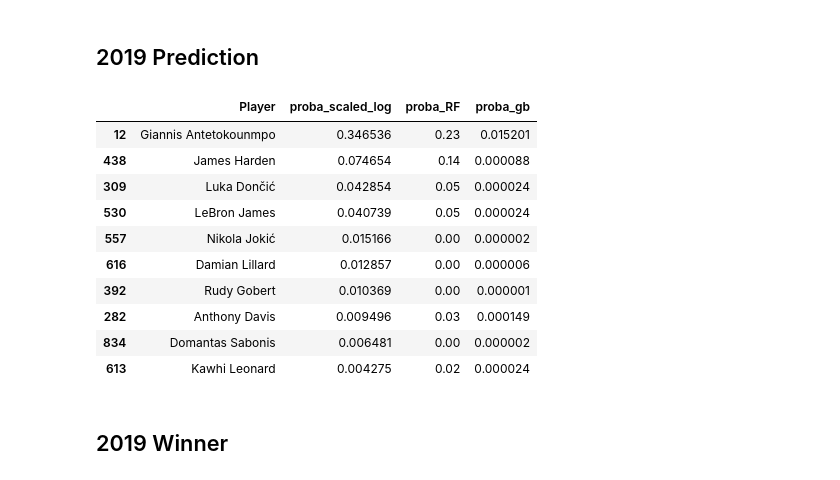
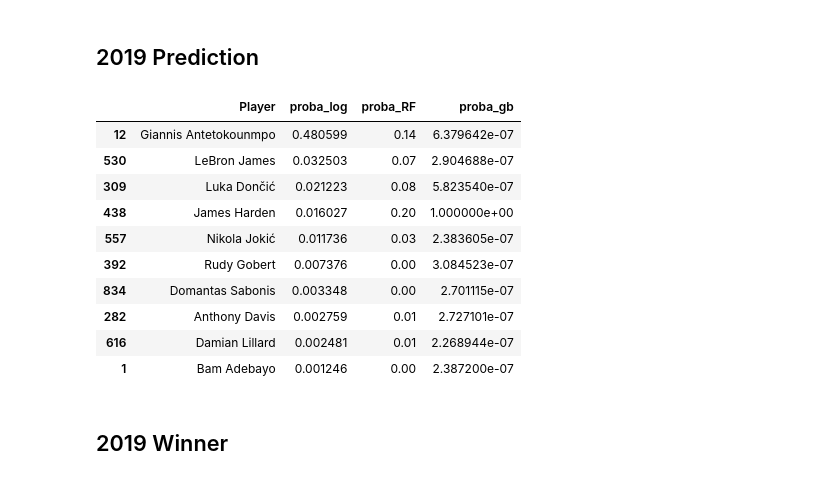
Before and after one commit to jdclifton2/NBAMVPPredictor, a Jupyter notebook: scripts/MVP_Modeling_Clean.ipynb, the cells around one changed output. Drawn from its saved outputs; the diff is of its cells as text; code cells hidden in the pictures.

```diff
--- a/scripts/MVP_Modeling_Clean.ipynb
+++ b/scripts/MVP_Modeling_Clean.ipynb
@@ -500,9 +511,9 @@ df_2019.columns
 per_game_cols = ['PTS', 'AST', 'ORB', 'DRB', 'TRB', 'STL', 'BLK', 'TOV', 'PF', 'FGA', 'FG', 'FT', 'FTA', 'MP']
 df_2019 = per_game(df_2019, per_game_cols)
 X = df_2019[['PTSPG', 'ASTPG', 'WS', 'BLKPG', 'DRBPG', 'VORP', 'BPM', 'USG%', 'FGPG']]
-results_scaled_log = hand_select_models['Scaledlogistic']['fitted_model'].predict(X)
+results_scaled_log = hand_select_models['logistic']['fitted_model'].predict(X)
 results_RF = hand_select_models['RandomForestClassifier']['fitted_model'].predict(X)
-proba_scaled_log = hand_select_models['Scaledlogistic']['fitted_model'].predict_proba(X).tolist()
+proba_scaled_log = hand_select_models['logistic']['fitted_model'].predict_proba(X).tolist()
 proba_RF = hand_select_models['RandomForestClassifier']['fitted_model'].predict_proba(X).tolist()
 
 results_gb = hand_select_models['GradientBoostingClassifier']['fitted_model'].predict(X)
@@ -522,9 +533,9 @@ for prob in proba_gb:
     mvp_gb_probs.append(prob[1])
 # print(hand_select_models['Scaledlogistic']['fitted_model'].predict_proba(X).tolist())
 # print(proba_RF)
-df_2019['results_scaled_log'] = results_scaled_log
+df_2019['results_logistic'] = results_scaled_log
 df_2019['results_RF'] = results_RF
-df_2019['proba_scaled_log'] = mvp_log_probs
+df_2019['proba_log'] = mvp_log_probs
 df_2019['proba_RF'] = mvp_rf_probs
 
 df_2019['proba_gb'] = mvp_gb_probs
@@ -532,19 +543,19 @@ df_2019['results_gb'] = results_gb
 # %% [markdown]
 ## 2019 Prediction
 # %%
-df_2019.sort_values(by='proba_scaled_log', ascending=False)[['Player', 'proba_scaled_log', 'proba_RF', 'proba_gb']].head(10)
+df_2019.sort_values(by='proba_log', ascending=False)[['Player', 'proba_log', 'proba_RF', 'proba_gb']].head(10)
 # %% [output]
-|  | Player | proba_scaled_log | proba_RF | proba_gb |
-| 12 | Giannis Antetokounmpo | 0.346536 | 0.23 | 0.015201 |
-| 438 | James Harden | 0.074654 | 0.14 | 0.000088 |
-| 309 | Luka Dončić | 0.042854 | 0.05 | 0.000024 |
-| 530 | LeBron James | 0.040739 | 0.05 | 0.000024 |
-| 557 | Nikola Jokić | 0.015166 | 0.00 | 0.000002 |
-| 616 | Damian Lillard | 0.012857 | 0.00 | 0.000006 |
-| 392 | Rudy Gobert | 0.010369 | 0.00 | 0.000001 |
-| 282 | Anthony Davis | 0.009496 | 0.03 | 0.000149 |
-| 834 | Domantas Sabonis | 0.006481 | 0.00 | 0.000002 |
-| 613 | Kawhi Leonard | 0.004275 | 0.02 | 0.000024 |
+|  | Player | proba_log | proba_RF | proba_gb |
+| 12 | Giannis Antetokounmpo | 0.480599 | 0.14 | 6.379642e-07 |
+| 530 | LeBron James | 0.032503 | 0.07 | 2.904688e-07 |
+| 309 | Luka Dončić | 0.021223 | 0.08 | 5.823540e-07 |
+| 438 | James Harden | 0.016027 | 0.20 | 1.000000e+00 |
+| 557 | Nikola Jokić | 0.011736 | 0.03 | 2.383605e-07 |
+| 392 | Rudy Gobert | 0.007376 | 0.00 | 3.084523e-07 |
+| 834 | Domantas Sabonis | 0.003348 | 0.00 | 2.701115e-07 |
+| 282 | Anthony Davis | 0.002759 | 0.01 | 2.727101e-07 |
+| 616 | Damian Lillard | 0.002481 | 0.01 | 2.268944e-07 |
+| 1 | Bam Adebayo | 0.001246 | 0.00 | 2.387200e-07 |
 # %% [markdown]
 ## 2019 Winner
 # %% [markdown]
```
Also changed, not shown: parts of 51 cells of this notebook, 1 other file.
